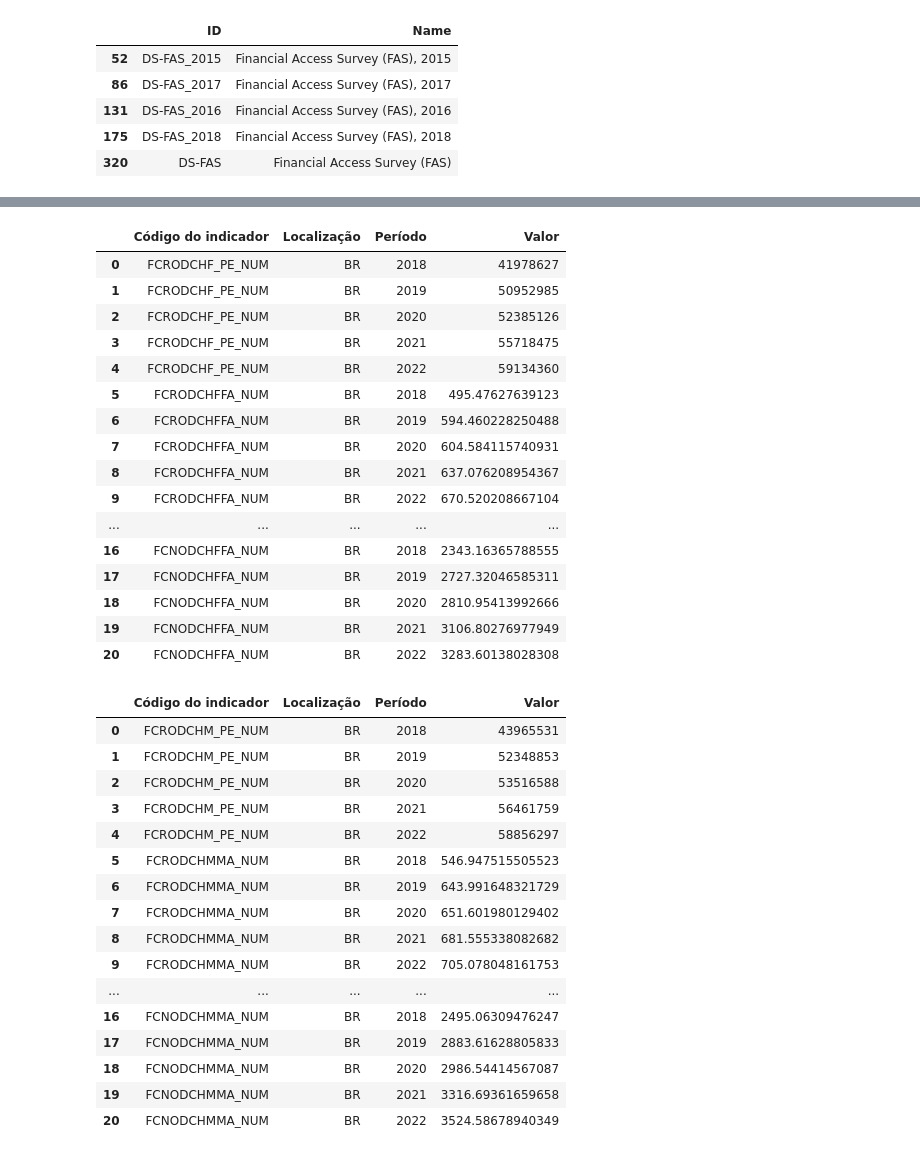
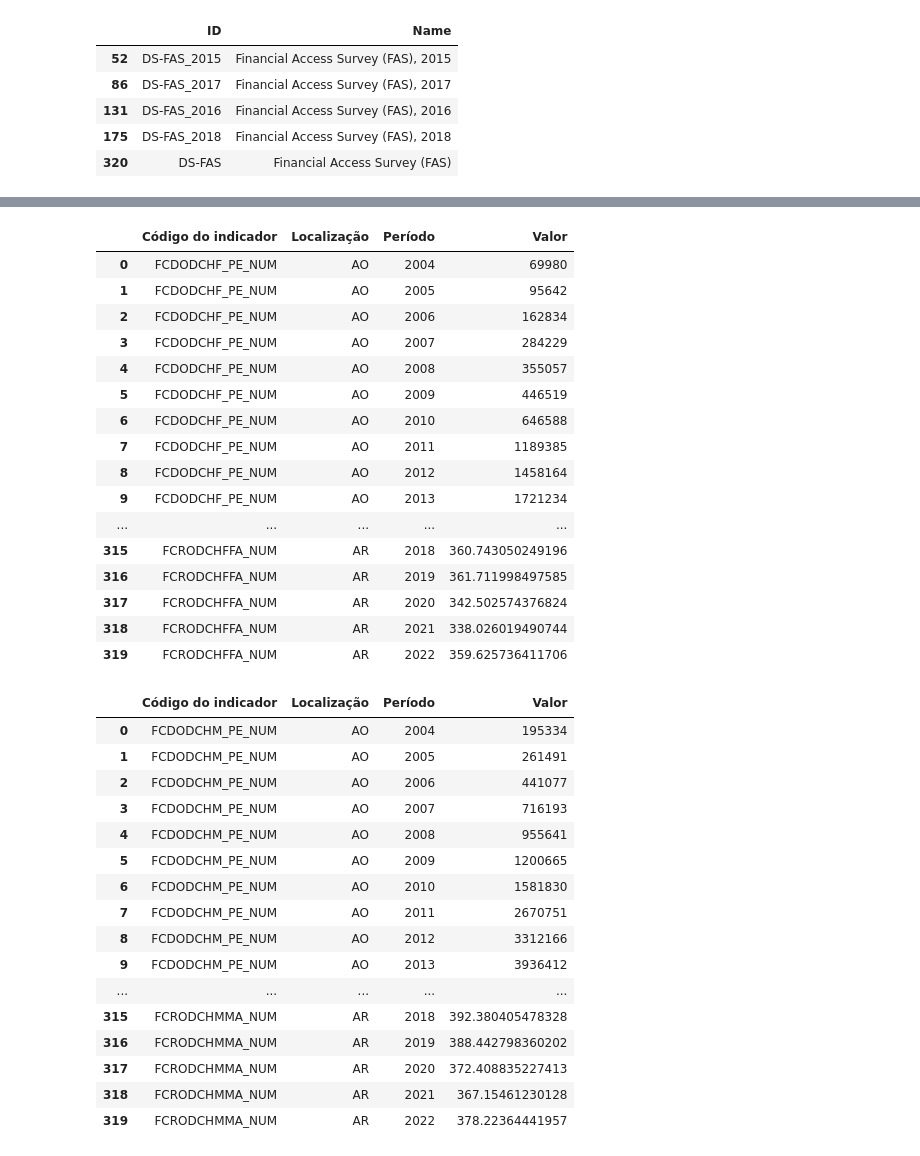
Before and after one commit to mariaraquelbarbosa/projeto-her.dev, a Jupyter notebook: Her.dev/Extracao_FMI.ipynb, the cells around one changed output, grey strips where cells are left out. Saved outputs shown, nothing was run; the diff lists cells and outputs as text; code cells hidden in the pictures.

```diff
--- a/Her.dev/Extracao_FMI.ipynb
+++ b/Her.dev/Extracao_FMI.ipynb
@@ -66,40 +124,40 @@ json_formatado = json.dumps(response, indent=4, sort_keys=True)
 # %%
 # Acessando a chave 'Series' para acessar a lista de indicadores
 indicadores = response['CompactData']['DataSet']['Series']
 
 # Iterando sobre as listas de indicadores
 lista_indicadores = []
 for indicador in indicadores:
     for obs in indicador['Obs']:
         dataset_info = {
             'Código do indicador': indicador['@INDICATOR'],
             'Localização': indicador['@REF_AREA'],
-            'Período': obs['@TIME_PERIOD'],
-            'Valor': obs['@OBS_VALUE']
+            'Período': obs.get('@TIME_PERIOD', np.nan),
+            'Valor': obs.get('@OBS_VALUE', np.nan)
         }
         lista_indicadores.append(dataset_info)
 
 # Transformando em um df
 df1 = pd.DataFrame(lista_indicadores)
 df1
 # %% [output]
 |  | Código do indicador | Localização | Período | Valor |
-| 0 | FCRODCHF_PE_NUM | BR | 2018 | 41978627 |
-| 1 | FCRODCHF_PE_NUM | BR | 2019 | 50952985 |
-| 2 | FCRODCHF_PE_NUM | BR | 2020 | 52385126 |
-| 3 | FCRODCHF_PE_NUM | BR | 2021 | 55718475 |
-| 4 | FCRODCHF_PE_NUM | BR | 2022 | 59134360 |
-| 5 | FCRODCHFFA_NUM | BR | 2018 | 495.47627639123 |
-| 6 | FCRODCHFFA_NUM | BR | 2019 | 594.460228250488 |
-| 7 | FCRODCHFFA_NUM | BR | 2020 | 604.584115740931 |
-| 8 | FCRODCHFFA_NUM | BR | 2021 | 637.076208954367 |
-| 9 | FCRODCHFFA_NUM | BR | 2022 | 670.520208667104 |
+| 0 | FCDODCHF_PE_NUM | AO | 2004 | 69980 |
+| 1 | FCDODCHF_PE_NUM | AO | 2005 | 95642 |
+| 2 | FCDODCHF_PE_NUM | AO | 2006 | 162834 |
+| 3 | FCDODCHF_PE_NUM | AO | 2007 | 284229 |
+| 4 | FCDODCHF_PE_NUM | AO | 2008 | 355057 |
+| 5 | FCDODCHF_PE_NUM | AO | 2009 | 446519 |
+| 6 | FCDODCHF_PE_NUM | AO | 2010 | 646588 |
+| 7 | FCDODCHF_PE_NUM | AO | 2011 | 1189385 |
+| 8 | FCDODCHF_PE_NUM | AO | 2012 | 1458164 |
+| 9 | FCDODCHF_PE_NUM | AO | 2013 | 1721234 |
 | ... | ... | ... | ... | ... |
-| 16 | FCNODCHFFA_NUM | BR | 2018 | 2343.16365788555 |
-| 17 | FCNODCHFFA_NUM | BR | 2019 | 2727.32046585311 |
-| 18 | FCNODCHFFA_NUM | BR | 2020 | 2810.95413992666 |
-| 19 | FCNODCHFFA_NUM | BR | 2021 | 3106.80276977949 |
-| 20 | FCNODCHFFA_NUM | BR | 2022 | 3283.60138028308 |
+| 315 | FCRODCHFFA_NUM | AR | 2018 | 360.743050249196 |
+| 316 | FCRODCHFFA_NUM | AR | 2019 | 361.711998497585 |
+| 317 | FCRODCHFFA_NUM | AR | 2020 | 342.502574376824 |
+| 318 | FCRODCHFFA_NUM | AR | 2021 | 338.026019490744 |
+| 319 | FCRODCHFFA_NUM | AR | 2022 | 359.625736411706 |
 # %%
 # Endpoint da API para acessar os indicadores que vamos analisar (referentes aos homens)
 items_dimension2_M = "FCROFNMFHM_NUM+FCDODCHM_PE_NUM+FCRAMFHMMA_NUM+FCRODCHMMA_NUM+FCDODCHMMA_NUM+FCAODCHMMA_NUM+FCNAMFHMMA_NUM+FCNODCHMMA_NUM+FCRODCHM_PE_NUM"  # indicadores
@@ -118,32 +176,32 @@ for indicador in indicadores:
         dataset_info = {
             'Código do indicador': indicador['@INDICATOR'],
             'Localização': indicador['@REF_AREA'],
-            'Período': obs['@TIME_PERIOD'],
-            'Valor': obs['@OBS_VALUE']
+            'Período': obs.get('@TIME_PERIOD', np.nan),
+            'Valor': obs.get('@OBS_VALUE', np.nan)
         }
         lista_indicadores.append(dataset_info)
 
-# Transformando em df
+# Transformando em um df
 df2 = pd.DataFrame(lista_indicadores)
 df2
 # %% [output]
 |  | Código do indicador | Localização | Período | Valor |
-| 0 | FCRODCHM_PE_NUM | BR | 2018 | 43965531 |
-| 1 | FCRODCHM_PE_NUM | BR | 2019 | 52348853 |
-| 2 | FCRODCHM_PE_NUM | BR | 2020 | 53516588 |
-| 3 | FCRODCHM_PE_NUM | BR | 2021 | 56461759 |
-| 4 | FCRODCHM_PE_NUM | BR | 2022 | 58856297 |
-| 5 | FCRODCHMMA_NUM | BR | 2018 | 546.947515505523 |
-| 6 | FCRODCHMMA_NUM | BR | 2019 | 643.991648321729 |
-| 7 | FCRODCHMMA_NUM | BR | 2020 | 651.601980129402 |
-| 8 | FCRODCHMMA_NUM | BR | 2021 | 681.555338082682 |
-| 9 | FCRODCHMMA_NUM | BR | 2022 | 705.078048161753 |
+| 0 | FCDODCHM_PE_NUM | AO | 2004 | 195334 |
+| 1 | FCDODCHM_PE_NUM | AO | 2005 | 261491 |
+| 2 | FCDODCHM_PE_NUM | AO | 2006 | 441077 |
+| 3 | FCDODCHM_PE_NUM | AO | 2007 | 716193 |
+| 4 | FCDODCHM_PE_NUM | AO | 2008 | 955641 |
+| 5 | FCDODCHM_PE_NUM | AO | 2009 | 1200665 |
+| 6 | FCDODCHM_PE_NUM | AO | 2010 | 1581830 |
+| 7 | FCDODCHM_PE_NUM | AO | 2011 | 2670751 |
+| 8 | FCDODCHM_PE_NUM | AO | 2012 | 3312166 |
+| 9 | FCDODCHM_PE_NUM | AO | 2013 | 3936412 |
 | ... | ... | ... | ... | ... |
-| 16 | FCNODCHMMA_NUM | BR | 2018 | 2495.06309476247 |
-| 17 | FCNODCHMMA_NUM | BR | 2019 | 2883.61628805833 |
-| 18 | FCNODCHMMA_NUM | BR | 2020 | 2986.54414567087 |
-| 19 | FCNODCHMMA_NUM | BR | 2021 | 3316.69361659658 |
-| 20 | FCNODCHMMA_NUM | BR | 2022 | 3524.58678940349 |
+| 315 | FCRODCHMMA_NUM | AR | 2018 | 392.380405478328 |
+| 316 | FCRODCHMMA_NUM | AR | 2019 | 388.442798360202 |
+| 317 | FCRODCHMMA_NUM | AR | 2020 | 372.408835227413 |
+| 318 | FCRODCHMMA_NUM | AR | 2021 | 367.15461230128 |
+| 319 | FCRODCHMMA_NUM | AR | 2022 | 378.22364441957 |
 # %%
 indicador_nomes = {
     'FCRAMFHFFA_NUM': 'Number of female borrowers of the household sector from all microfinance institutions per 1,000 female adults',
```
Also changed, not shown: parts of 8 cells of this notebook, 2 other files.
